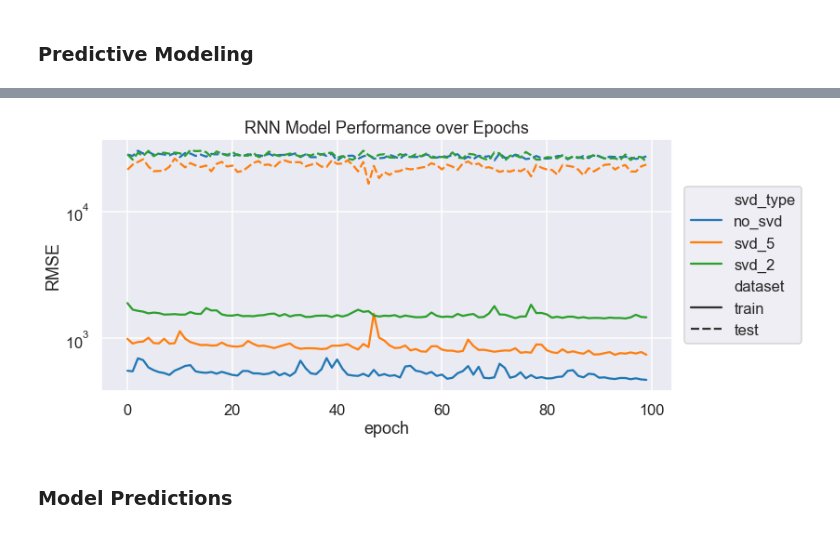
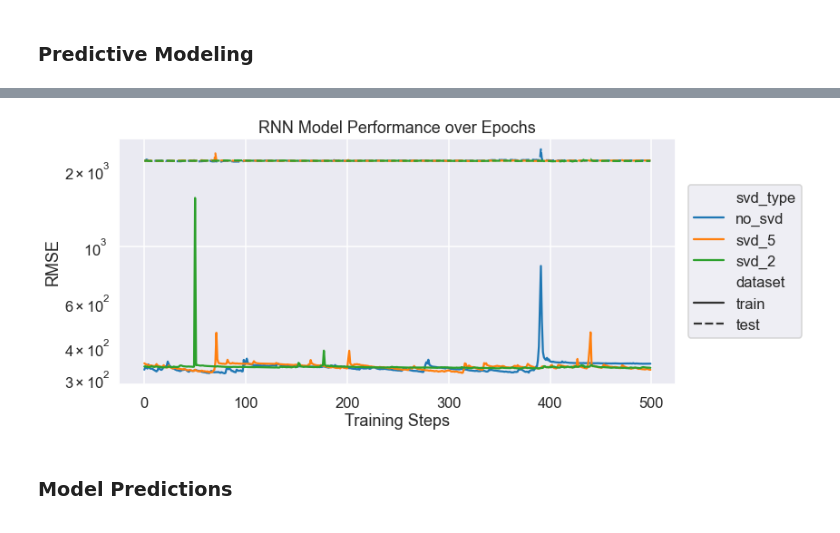
Before and after one commit to KaidenFrizu/recurrent-bitcoin-network, a Jupyter notebook: docs/Documentation.ipynb, the cells around one changed output, grey strips where cells are left out. Drawn from its saved outputs; the diff is of its cells as text; code cells hidden in the pictures.

```diff
--- a/docs/Documentation.ipynb
+++ b/docs/Documentation.ipynb
@@ -396,7 +397,7 @@ hist_base = mainmodel.model_train(
     ytrain=prices_train['close'],
     xtest=wide_test,
     ytest=prices_test['close'],
-    epochs=100,
+    epochs=500,
     verbose=0
 )
 # %%
@@ -405,7 +406,7 @@ hist_svd1 = svdmodel1.model_train(
     ytrain=prices_train['close'],
     xtest=wide_test,
     ytest=prices_test['close'],
-    epochs=100,
+    epochs=500,
     verbose=0
 )
 # %%
@@ -414,7 +415,7 @@ hist_svd2 = svdmodel2.model_train(
     ytrain=prices_train['close'],
     xtest=wide_test,
     ytest=prices_test['close'],
-    epochs=100,
+    epochs=500,
     verbose=0
 )
 # %%
@@ -446,16 +431,18 @@ rmse_data
 # %%
 fig, ax = plt.subplots(figsize=(11, 5))
 sns.lineplot(data=rmse_data, x='epoch', y='RMSE',
              hue='svd_type', style='dataset',
              markers=False, palette='tab10',
              style_order=['train', 'test'],
              hue_order=['no_svd', 'svd_5', 'svd_2'],
              ax=ax)
+
+ax.set_xlabel('Training Steps')
 ax.set_yscale('log')
 ax.set_title('RNN Model Performance over Epochs')
 ax.legend(loc='right', ncol=1, bbox_to_anchor=(1.24, 0.5))
 fig.savefig('../raw/performance.png', bbox_inches='tight')
 # %% [output]
-[figure, old version]
+[figure, new version]
 # %% [markdown]
 ### Model Predictions
```
Also changed, not shown: parts of 18 cells of this notebook.
